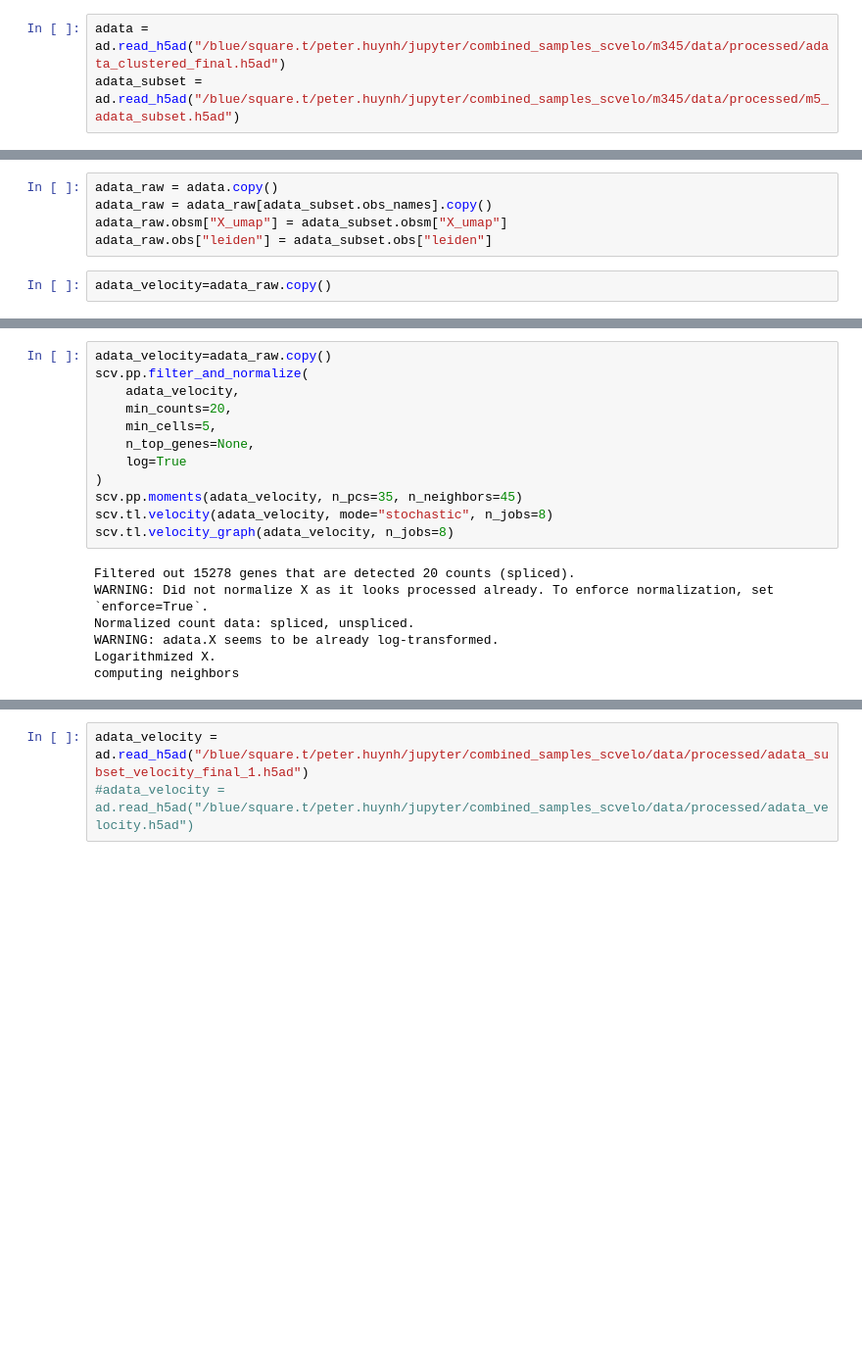
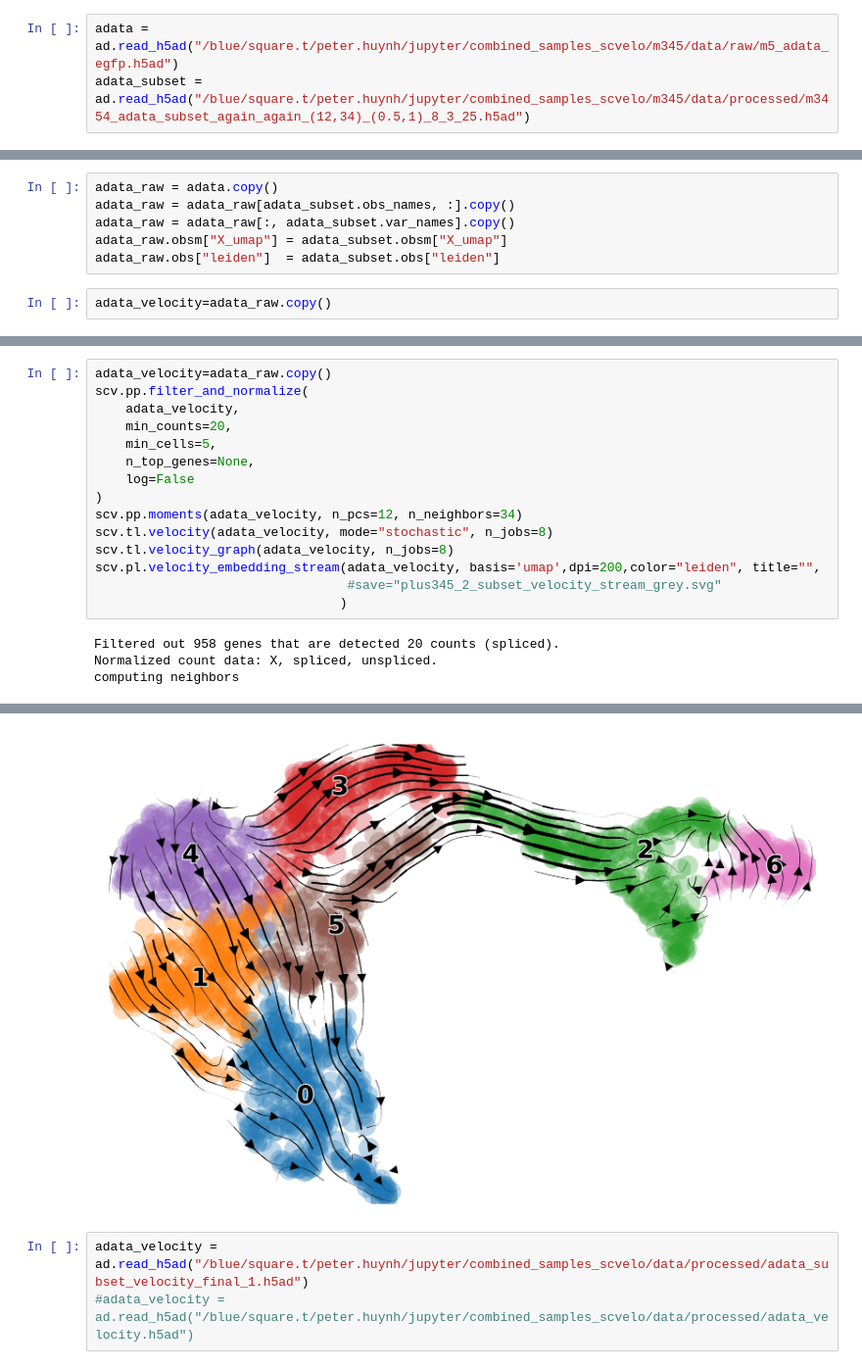
Before and after one commit to hunyei/combined_samples, a Jupyter notebook: m345/notebook/06_velocity_and_visualization.ipynb, the cells around one changed output, grey strips where cells are left out. Shown at 98% size. Drawn from its saved outputs; the diff is of its cells as text; blank space fills up the shorter version.

Commit message:
update 8/4/2025 m345 is perfect combined and p4 still work in progress

```diff
--- a/m345/notebook/06_velocity_and_visualization.ipynb
+++ b/m345/notebook/06_velocity_and_visualization.ipynb
@@ -10,5 +10,5 @@ scv.set_figure_params('scvelo')
 scv.settings.figdir = "/blue/square.t/peter.huynh/jupyter/combined_samples_scvelo/results/"
 warnings.filterwarnings("ignore", category=DeprecationWarning)
 # %%
-adata = ad.read_h5ad("/blue/square.t/peter.huynh/jupyter/combined_samples_scvelo/m345/data/processed/adata_clustered_final.h5ad")
-adata_subset = ad.read_h5ad("/blue/square.t/peter.huynh/jupyter/combined_samples_scvelo/m345/data/processed/m5_adata_subset.h5ad")
+adata = ad.read_h5ad("/blue/square.t/peter.huynh/jupyter/combined_samples_scvelo/m345/data/raw/m5_adata_egfp.h5ad")
+adata_subset = ad.read_h5ad("/blue/square.t/peter.huynh/jupyter/combined_samples_scvelo/m345/data/processed/m3454_adata_subset_again_again_(12,34)_(0.5,1)_8_3_25.h5ad")
@@ -15,7 +25,8 @@ adata_subset = ad.read_h5ad("/blue/square.t/peter.huynh/jupyter/combined_samples
 # %%
 adata_raw = adata.copy()
-adata_raw = adata_raw[adata_subset.obs_names].copy()
+adata_raw = adata_raw[adata_subset.obs_names, :].copy()
+adata_raw = adata_raw[:, adata_subset.var_names].copy()
 adata_raw.obsm["X_umap"] = adata_subset.obsm["X_umap"]
-adata_raw.obs["leiden"] = adata_subset.obs["leiden"]
+adata_raw.obs["leiden"]  = adata_subset.obs["leiden"]
 # %%
 adata_velocity=adata_raw.copy()
@@ -26,15 +48,15 @@ scv.pp.filter_and_normalize(
     min_counts=20,
     min_cells=5,
     n_top_genes=None,
-    log=True
+    log=False
 )
-scv.pp.moments(adata_velocity, n_pcs=35, n_neighbors=45)
+scv.pp.moments(adata_velocity, n_pcs=12, n_neighbors=34)
 scv.tl.velocity(adata_velocity, mode="stochastic", n_jobs=8)
 scv.tl.velocity_graph(adata_velocity, n_jobs=8)
+scv.pl.velocity_embedding_stream(adata_velocity, basis='umap',dpi=200,color="leiden", title="",
+                                 #save="plus345_2_subset_velocity_stream_grey.svg"
+                                )
 # %% [output]
-Filtered out 15278 genes that are detected 20 counts (spliced).
-WARNING: Did not normalize X as it looks processed already. To enforce normalization, set `enforce=True`.
-Normalized count data: spliced, unspliced.
-WARNING: adata.X seems to be already log-transformed.
-Logarithmized X.
+Filtered out 958 genes that are detected 20 counts (spliced).
+Normalized count data: X, spliced, unspliced.
 computing neighbors
@@ -54,3 +77,4 @@ or disable the progress bar using `show_progress_bar=False`.
+[figure, added]
 # %%
 adata_velocity = ad.read_h5ad("/blue/square.t/peter.huynh/jupyter/combined_samples_scvelo/data/processed/adata_subset_velocity_final_1.h5ad")
 #adata_velocity = ad.read_h5ad("/blue/square.t/peter.huynh/jupyter/combined_samples_scvelo/data/processed/adata_velocity.h5ad")
```
Also changed, not shown: parts of 3 cells of this notebook, 19 other files.
